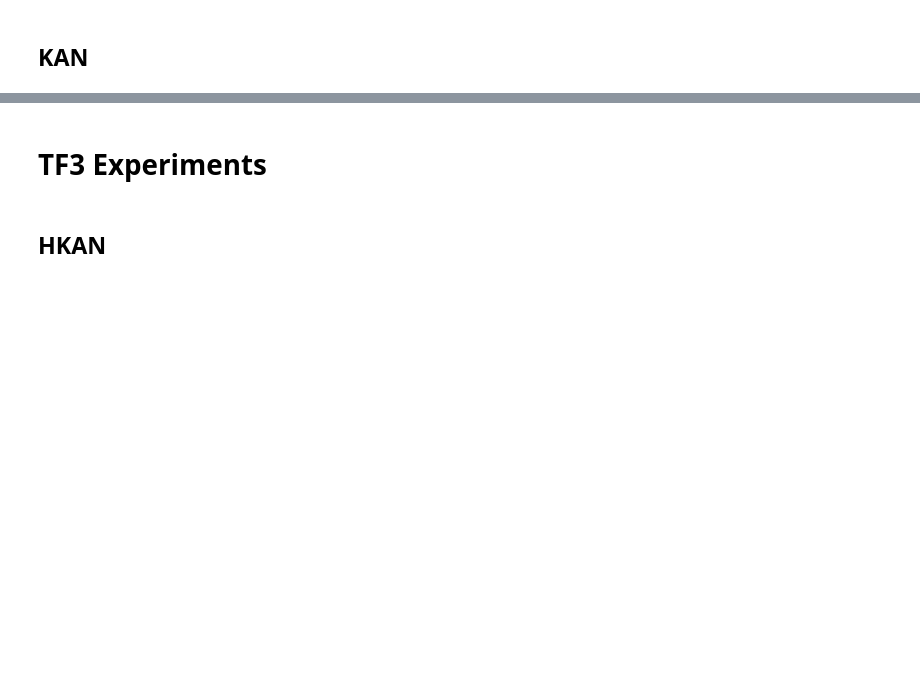
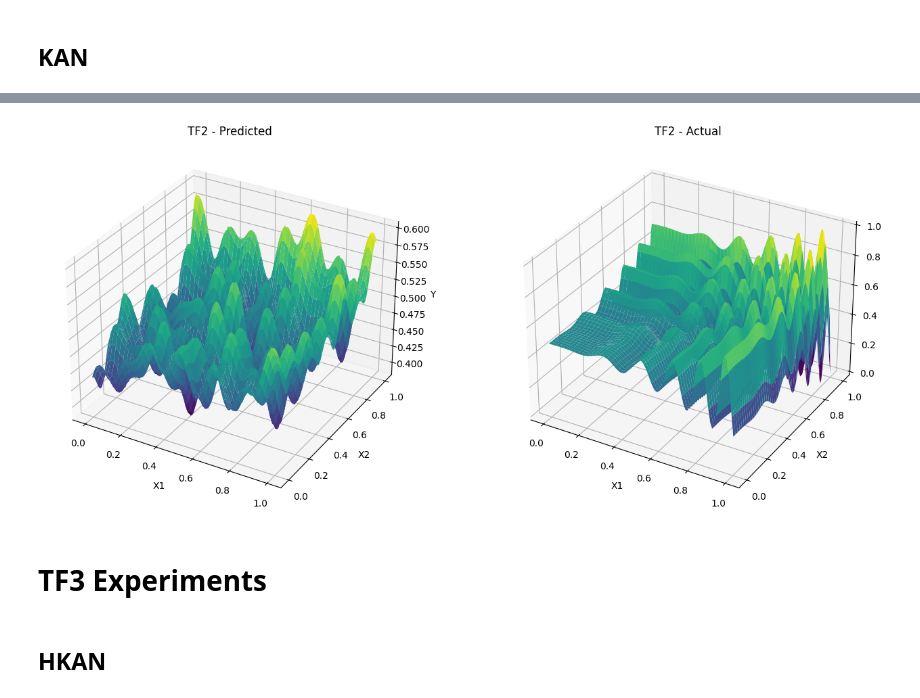
Before and after one commit to gizemnurdali/swim-meets-kans, a Jupyter notebook: benchmarking.ipynb, the cells around one changed output, grey strips where cells are left out. Saved outputs shown, nothing was run; the diff lists cells and outputs as text; code cells hidden in the pictures; blank space fills up the shorter version.

```diff
--- a/benchmarking.ipynb
+++ b/benchmarking.ipynb
@@ -309,0 +443,3 @@ utils.plot_3d_surface("TF2 KAN", tf2_x_test, tf2_y_test, tf2_y_test_pred_kan)
+# %%
+kernel_types = ["periodic", "periodic_rbf"]
+tf2_gp_study = utils.study_optuna_gp("TF2", tf2_x_train, tf2_y_train, tf2_x_test, tf2_y_test, n_trials = 10, kernel_types=kernel_types)
@@ -309,0 +647,19 @@ utils.plot_3d_surface("TF2 KAN", tf2_x_test, tf2_y_test, tf2_y_test_pred_kan)
+# %%
+print("\nTraining GP...")
+kernel = utils.kernel_factory(tf2_gp_study["kernel"], tf2_x_train)
+tf2_gp_model, tf2_gp_likelihood = utils.init_and_fit_gp(
+    tf2_x_train, tf2_y_train, kernel=kernel,
+    num_inducing=tf2_gp_study["num_inducing"], lr=tf2_gp_study["lr"])
+
+# Evaluate GP model
+print("\nEvaluating GP...")
+tf2_gp = utils.GPModel(tf2_gp_model, tf2_gp_likelihood)
+tf2_gp_results = em.evaluate(
+    tf2_gp,
+    tf2_x_train, tf2_y_train, tf2_x_test, tf2_y_test
+)
+
+em.print_results(tf2_gp_results)
+
+# Make predictions for visualization
+tf2_gp_y_test_pred = tf2_gp.predict(tf2_x_test)
@@ -310,3 +684,7 @@ utils.plot_3d_surface("TF2 KAN", tf2_x_test, tf2_y_test, tf2_y_test_pred_kan)
+# %%
+utils.plot_3d_surface("TF2", tf2_x_test, tf2_y_test, tf2_gp_y_test_pred)
+# %% [output]
+[figure, added]
 # %% [markdown]
 # TF3 Experiments
 # %% [markdown]
```
Also changed, not shown: parts of 48 cells of this notebook, 12 other files.
